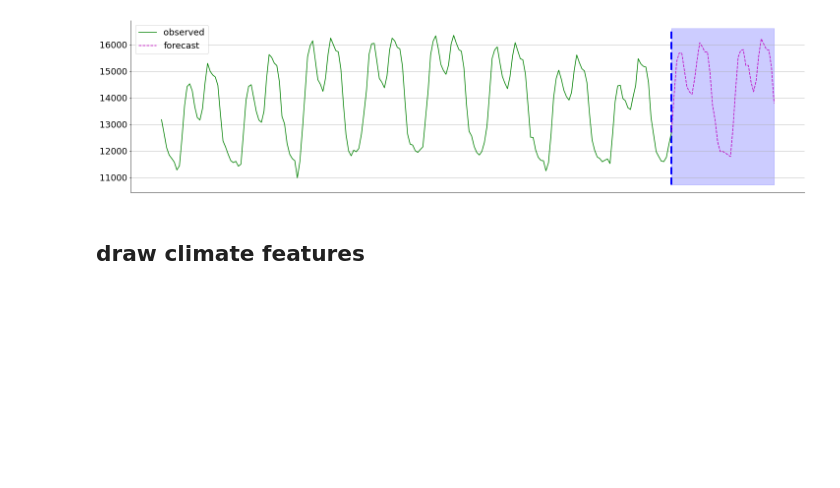
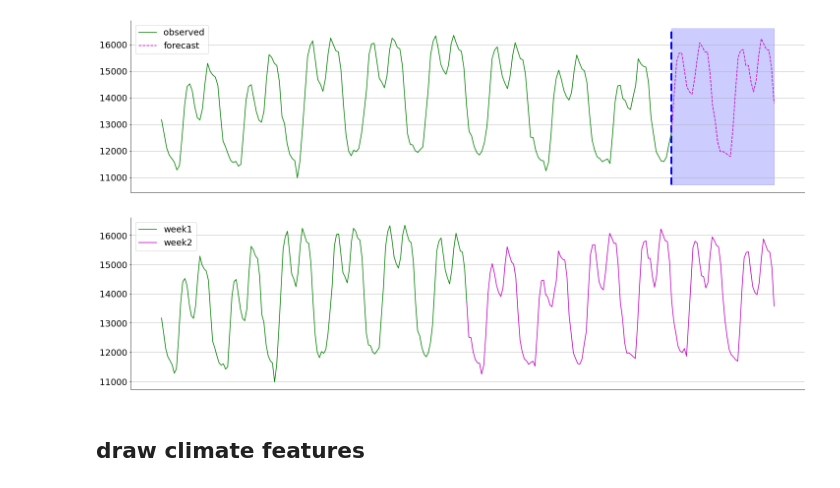
Before and after one commit to Mark-THU/load-point-forecast, a Jupyter notebook: data_visualization.ipynb, the cells around one changed output. Cells and saved outputs as stored; diff of their text form; code cells hidden in the pictures; blank space fills up the shorter version.

```diff
--- a/data_visualization.ipynb
+++ b/data_visualization.ipynb
@@ -42,6 +42,29 @@ plt.legend(loc='upper left')
 plt.grid(True)
 # %% [output]
 [figure]
+# %%
+matplotlib.rcParams.update({'font.size': 18})
+fig = plt.figure(figsize=(20, 5), constrained_layout=True)
+gspec = gridspec.GridSpec(ncols=1, nrows=1, figure=fig)
+ax = plt.subplot(gspec[0, 0])
+range_observed = [i for i in range(0, 144)]
+plt.plot(range_observed,
+         load.values[range_observed],
+         color='g',
+         label='week1')
+range_forecast = [i for i in range(143, 288)]
+plt.plot(range_forecast,
+         load.values[range_forecast],
+         color='m',
+#          linestyle='dashed',
+         label='week2')
+ax.spines['right'].set_visible(False)
+ax.spines['top'].set_visible(False)
+plt.xticks([])
+plt.legend(loc='upper left')
+plt.grid(True)
+# %% [output]
+[figure, added]
 # %% [markdown]
 ## draw climate features
 # %%
```
Also changed, not shown: parts of 6 cells of this notebook, 2 other files.
